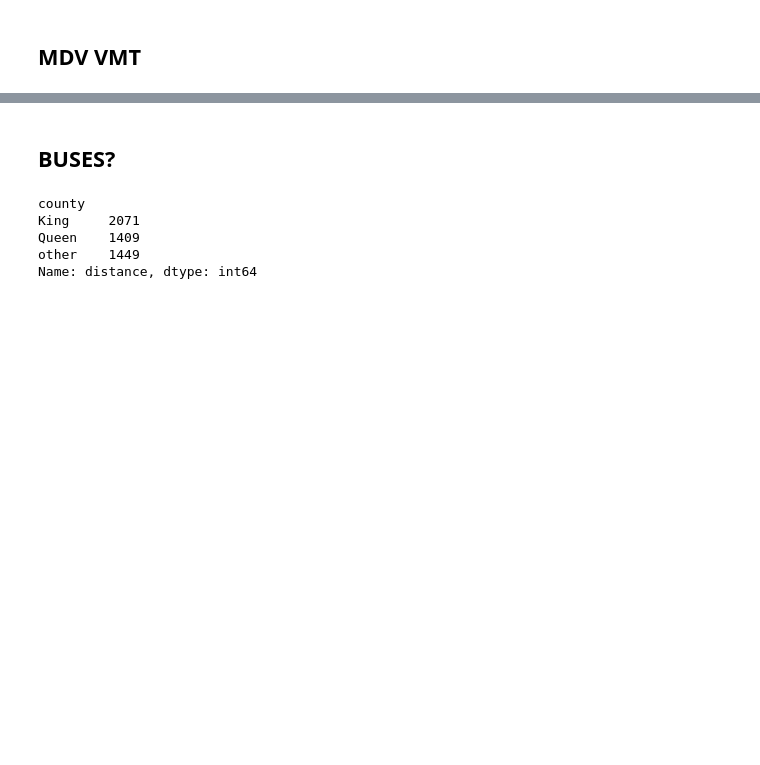
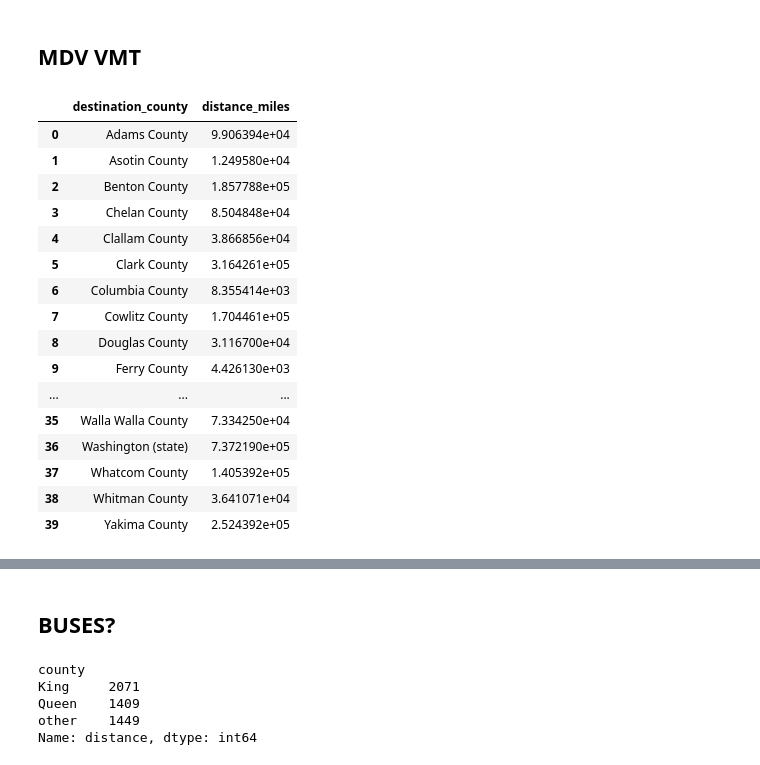
Before and after one commit to rmi-mobility-data-science/replicaEVSE, a Jupyter notebook: notebooks/replica_vmt.ipynb, the cells around one changed output, grey strips where cells are left out. Saved outputs shown, nothing was run; the diff lists cells and outputs as text; code cells hidden in the pictures; blank space fills up the shorter version.

```diff
--- a/notebooks/replica_vmt.ipynb
+++ b/notebooks/replica_vmt.ipynb
@@ -152,0 +163,29 @@ hdv_vmt.to_csv(datadir+'vmt_mdv.csv', index=False)
+# %%
+weekday = 'saturday'
+mode = 'COMMERCIAL'
+vehicle_type = 'MEDIUM_COMMERCIAL'
+mdvs = cdf.loc[cdf['vehicle_type'] == vehicle_type]
+# merge with the blockgroup county info
+mdvs_cnty = pd.merge(mdvs, bg_df, on='destination_bgrp', how='left')
+mdv_vmt_sat = vmt.calc_vmt_by_county(mdvs_cnty, mode=mode, weekday=weekday, county_key='destination_county')
+mdv_vmt_sat.to_csv(datadir+f'vmt_hdv_{vehicle_type}_{weekday}.csv', index=False)
+# %%
+mdv_vmt_sat
+# %% [output]
+|  | destination_county | distance_miles |
+| 0 | Adams County | 9.906394e+04 |
+| 1 | Asotin County | 1.249580e+04 |
+| 2 | Benton County | 1.857788e+05 |
+| 3 | Chelan County | 8.504848e+04 |
+| 4 | Clallam County | 3.866856e+04 |
+| 5 | Clark County | 3.164261e+05 |
+| 6 | Columbia County | 8.355414e+03 |
+| 7 | Cowlitz County | 1.704461e+05 |
+| 8 | Douglas County | 3.116700e+04 |
+| 9 | Ferry County | 4.426130e+03 |
+| ... | ... | ... |
+| 35 | Walla Walla County | 7.334250e+04 |
+| 36 | Washington (state) | 7.372190e+05 |
+| 37 | Whatcom County | 1.405392e+05 |
+| 38 | Whitman County | 3.641071e+04 |
+| 39 | Yakima County | 2.524392e+05 |
```
Also changed, not shown: parts of 8 cells of this notebook.
